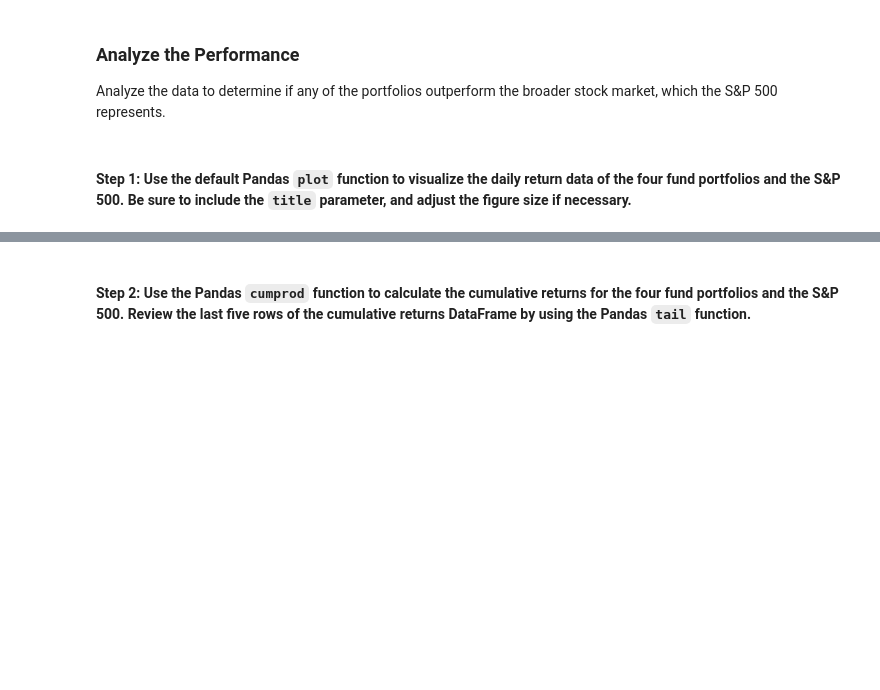
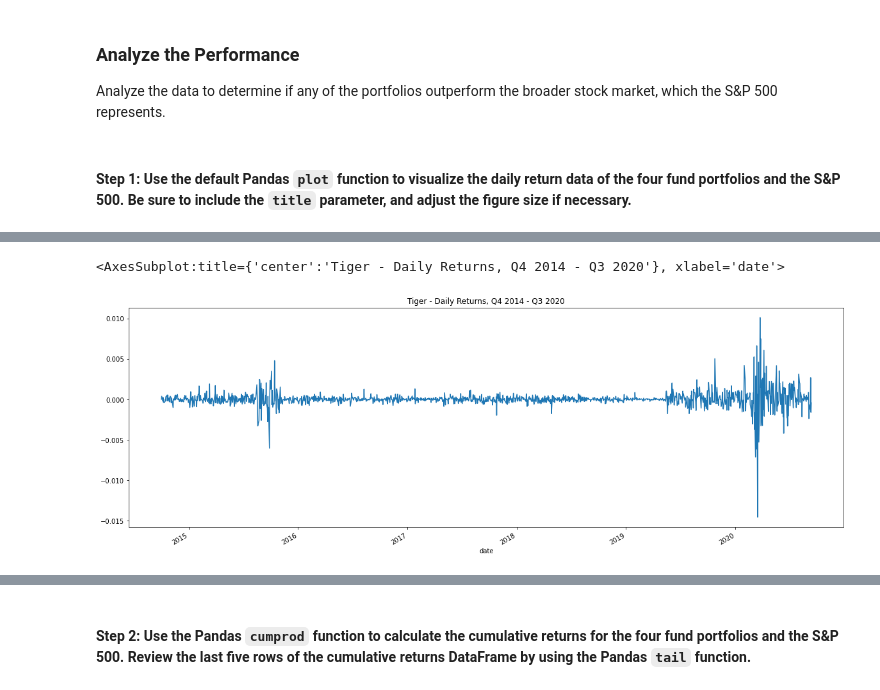
Before and after one commit to MagdaSvim/risk_return_analysis, a Jupyter notebook: risk_return_analysis.ipynb, the cells around one changed output, grey strips where cells are left out. Drawn from its saved outputs; the diff is of its cells as text; code cells hidden in the pictures; blank space fills up the shorter version.

```diff
--- a/risk_return_analysis.ipynb
+++ b/risk_return_analysis.ipynb
@@ -150,0 +159,6 @@ Analyze the data to determine if any of the portfolios outperform the broader st
+# %%
+# Tiger - daily return plot
+whale_navs_daily_returns.loc[:,"TIGER GLOBAL MANAGEMENT LLC"].plot(figsize=(20,7), title="Tiger - Daily Returns, Q4 2014 - Q3 2020")
+# %% [output]
+<AxesSubplot:title={'center':'Tiger - Daily Returns, Q4 2014 - Q3 2020'}, xlabel='date'>
+[figure, added]
```
Also changed, not shown: parts of 36 cells of this notebook.
